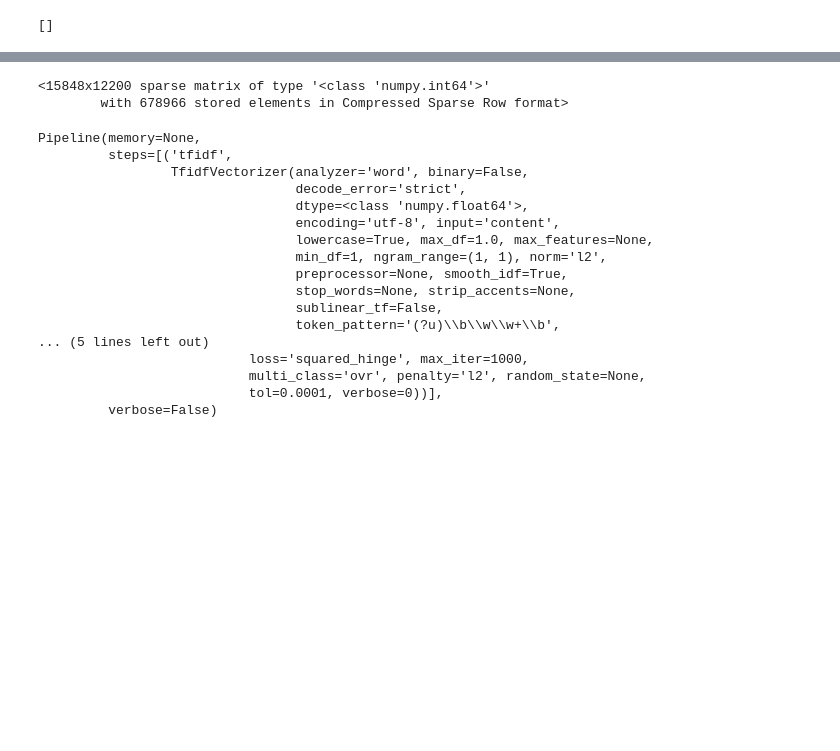
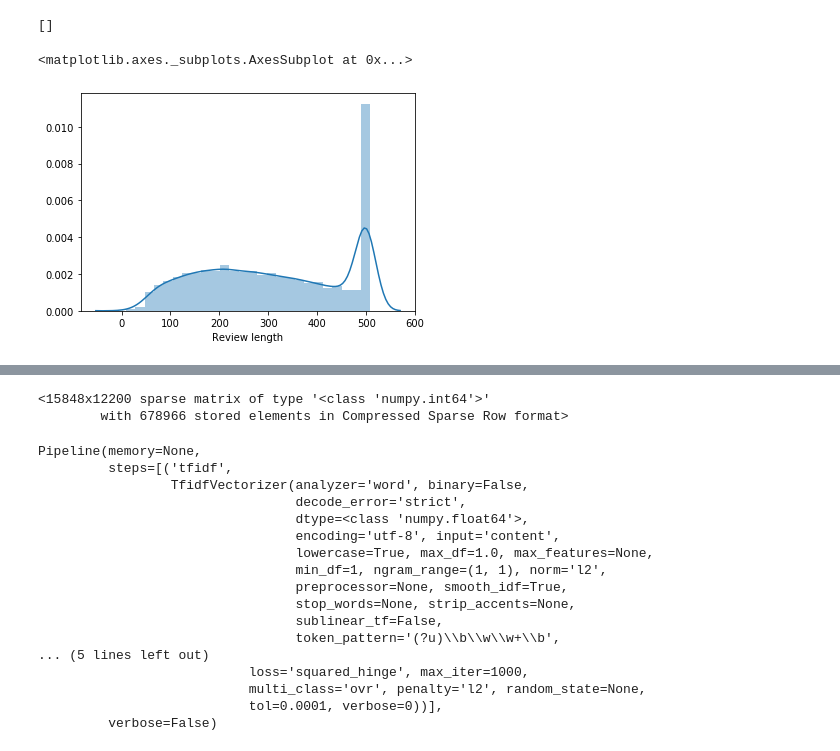
Before and after one commit to ZH786/women_ecommerce_reviews, a Jupyter notebook: womenRev.ipynb, the cells around one changed output, grey strips where cells are left out. Saved outputs shown, nothing was run; the diff lists cells and outputs as text; code cells hidden in the pictures; blank space fills up the shorter version.

```diff
--- a/womenRev.ipynb
+++ b/womenRev.ipynb
@@ -66,3 +76,10 @@ blanks
 # no blank spaces in our reviews so we can move on!
 # %% [output]
 []
+# %%
+df1['Review length'] = df1['Review Text'].apply(len)
+# %%
+sns.distplot(df1['Review length'])
+# %% [output]
+<matplotlib.axes._subplots.AxesSubplot at 0x...>
+[figure, added]
```
Also changed, not shown: parts of 16 cells of this notebook.
